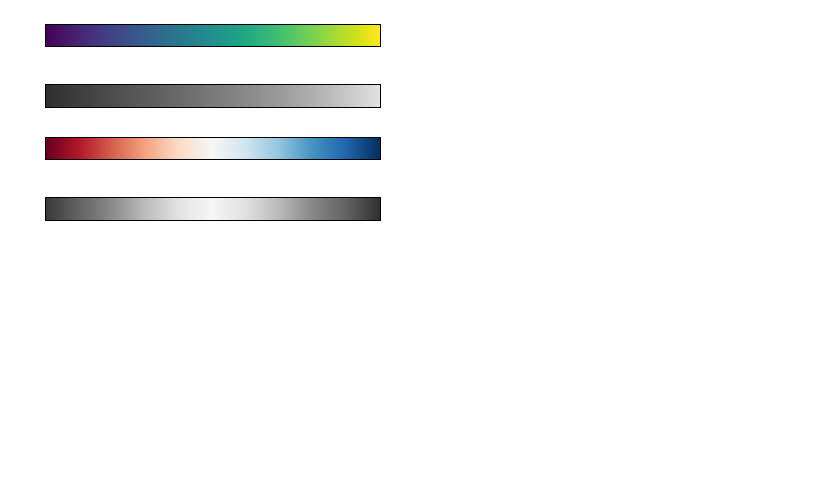
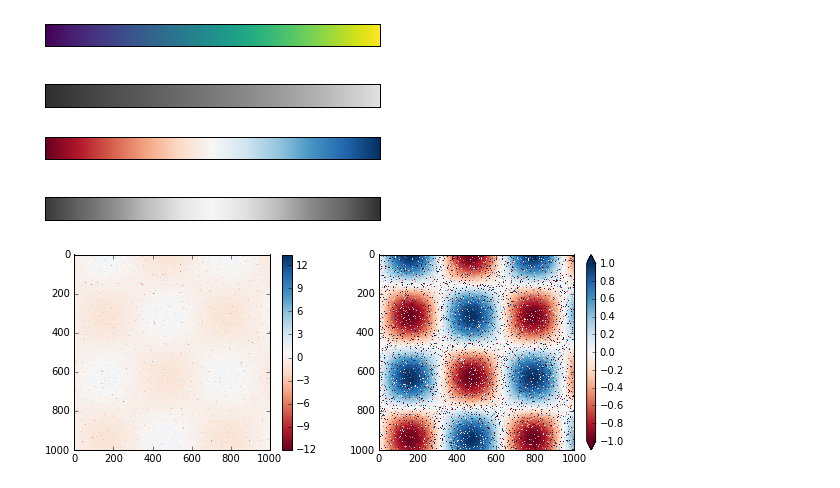
Before and after one commit to SpIIIII/jupyter-repo, a Jupyter notebook: Python Data Science Cookbook/Main.ipynb, the cells around one changed output. Drawn from its saved outputs; the diff is of its cells as text; code cells hidden in the pictures; blank space fills up the shorter version.

```diff
--- a/Python Data Science Cookbook/Main.ipynb
+++ b/Python Data Science Cookbook/Main.ipynb
@@ -987,3 +982,19 @@ view_colormap('viridis')
 view_colormap('RdBu')
 # %% [output]
 [figure]
+# %%
+speaks = (np.random.random(I.shape) <0.01)
+I[speaks] = np.random.normal(0,3,np.count_nonzero(speaks))
+
+plt.figure(figsize = (10,3.5))
+
+plt.subplot(1,2,1)
+plt.imshow(I,cmap = "RdBu")
+plt.colorbar()
+
+plt.subplot(1,2,2)
+plt.imshow(I,cmap= 'RdBu')
+plt.colorbar(extend = 'both')
+plt.clim(-1,1)
+# %% [output]
+[figure, added]
```
Also changed, not shown: parts of 11 cells of this notebook.
